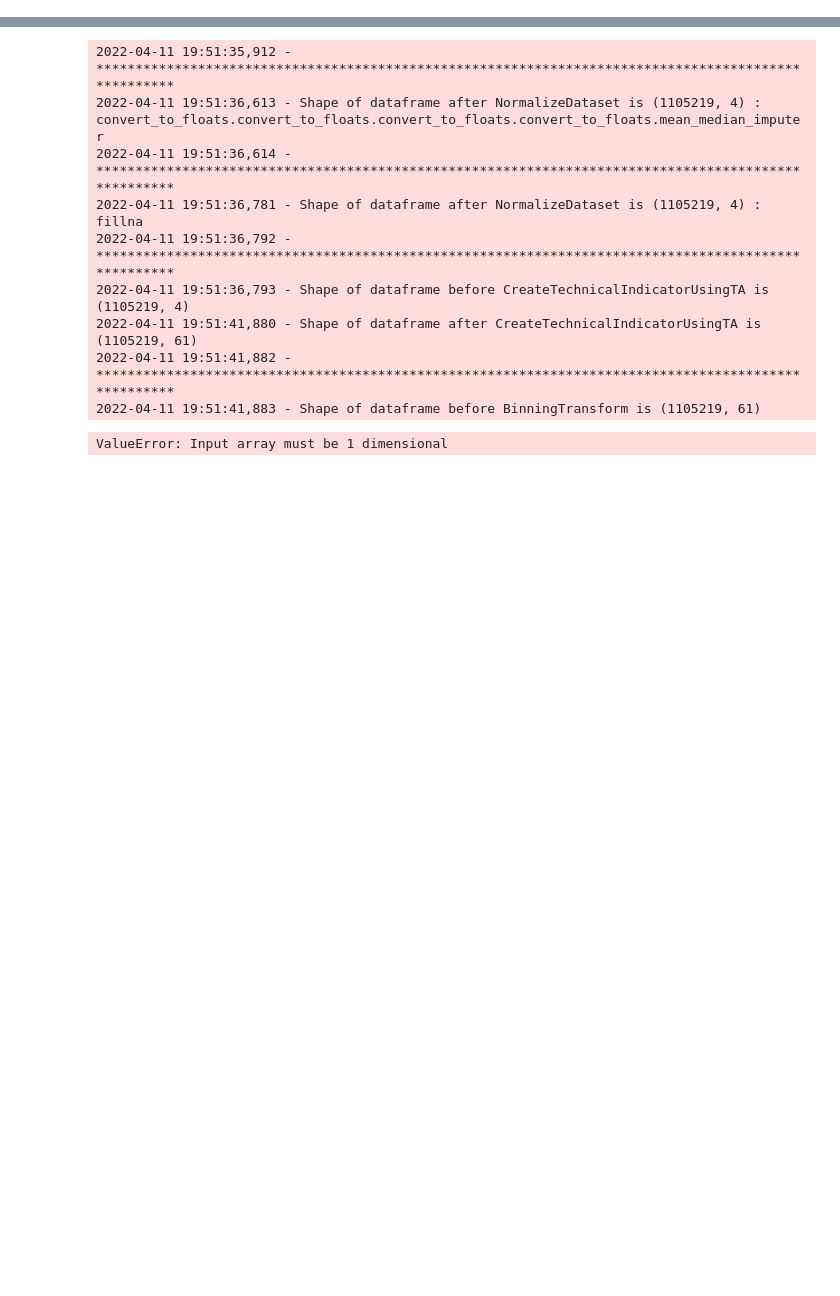
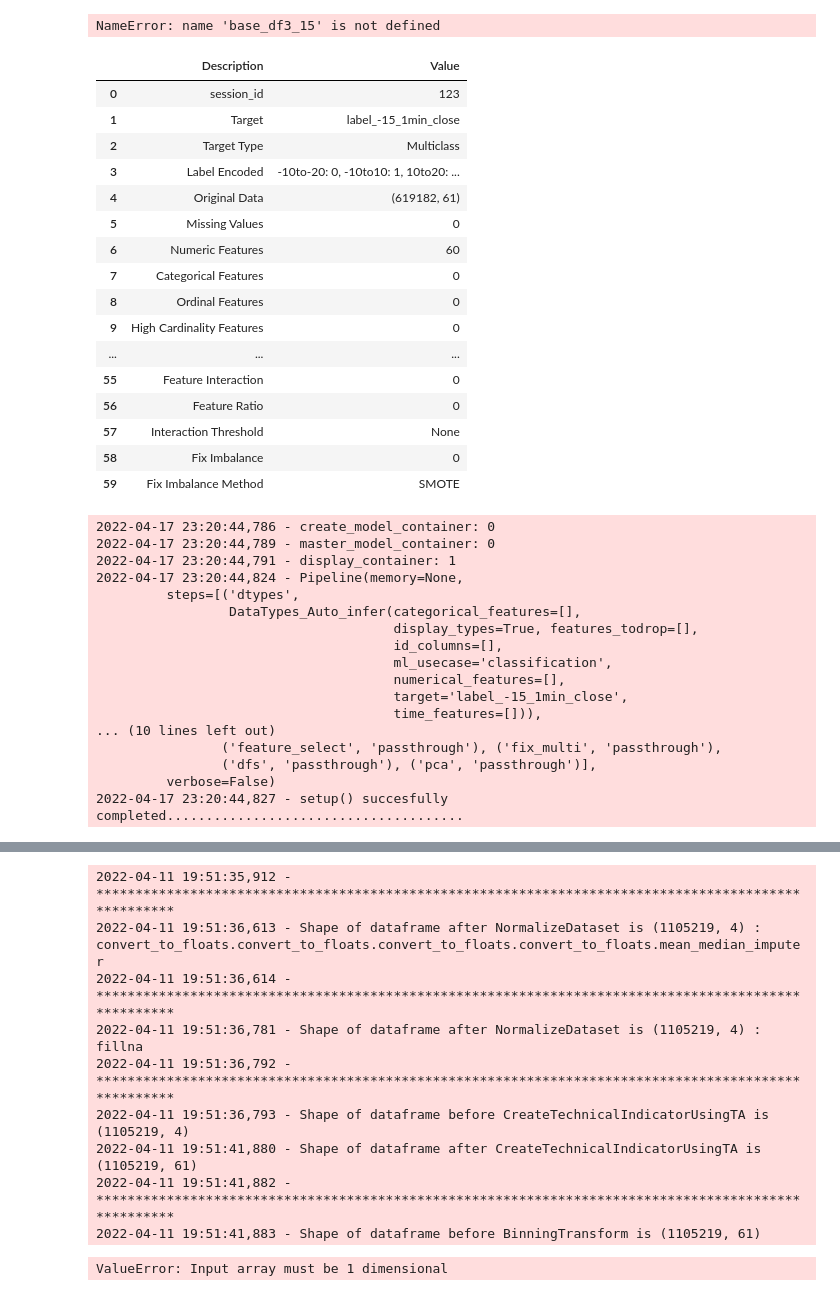
Before and after one commit to xooca/quant_game, a Jupyter notebook: ml_model_2.ipynb, the cells around one changed output, grey strips where cells are left out. Saved outputs shown, nothing was run; the diff lists cells and outputs as text; code cells hidden in the pictures; blank space fills up the shorter version.

```diff
--- a/ml_model_2.ipynb
+++ b/ml_model_2.ipynb
@@ -3,3 +3,12 @@ import data_engine as de
 import pandas as pd
 from feature_engine.discretisation import EqualWidthDiscretiser
 from feature_engine.imputation import MeanMedianImputer,CategoricalImputer
+# %%
+from pycaret.classification import *
+import pandas as pd
+base_df3_15 = pd.read_csv(r'C:\Users\8prab\Google Drive\Work\trading\database_df3_15.csv')
+#base_df3_15.index = pd.DatetimeIndex(base_df3_15.index)
+#base_df3_15 = base_df3_15.sort_index()
+#base_df3_15 = base_df3_15[~base_df3_15.index.duplicated(keep='first')]
+print(base_df3_15)
+print(base_df3_15.dtypes)
@@ -5,0 +48,43 @@ from feature_engine.imputation import MeanMedianImputer,CategoricalImputer
+# %%
+base_df3_15 = base_df3_15.drop('Unnamed: 0',axis=1)
+# %%
+base_df3_15.head()
+# %% [output]
+NameError: name 'base_df3_15' is not defined
+# %%
+exp_mclf101 = setup(data = base_df3_15, target = 'label_-15_1min_close', session_id=123)
+# %% [output]
+|  | Description | Value |
+| 0 | session_id | 123 |
+| 1 | Target | label_-15_1min_close |
+| 2 | Target Type | Multiclass |
+| 3 | Label Encoded | -10to-20: 0, -10to10: 1, 10to20: ... |
+| 4 | Original Data | (619182, 61) |
+| 5 | Missing Values | 0 |
+| 6 | Numeric Features | 60 |
+| 7 | Categorical Features | 0 |
+| 8 | Ordinal Features | 0 |
+| 9 | High Cardinality Features | 0 |
+| ... | ... | ... |
+| 55 | Feature Interaction | 0 |
+| 56 | Feature Ratio | 0 |
+| 57 | Interaction Threshold | None |
+| 58 | Fix Imbalance | 0 |
+| 59 | Fix Imbalance Method | SMOTE |
+2022-04-17 23:20:44,786 - create_model_container: 0
+2022-04-17 23:20:44,789 - master_model_container: 0
+2022-04-17 23:20:44,791 - display_container: 1
+2022-04-17 23:20:44,824 - Pipeline(memory=None,
+         steps=[('dtypes',
+                 DataTypes_Auto_infer(categorical_features=[],
+                                      display_types=True, features_todrop=[],
+                                      id_columns=[],
+                                      ml_usecase='classification',
+                                      numerical_features=[],
+                                      target='label_-15_1min_close',
+                                      time_features=[])),
+... (10 lines left out)
+                ('feature_select', 'passthrough'), ('fix_multi', 'passthrough'),
+                ('dfs', 'passthrough'), ('pca', 'passthrough')],
+         verbose=False)
+2022-04-17 23:20:44,827 - setup() succesfully completed......................................
```
Also changed, not shown: parts of 6 cells of this notebook, 4 other files.
